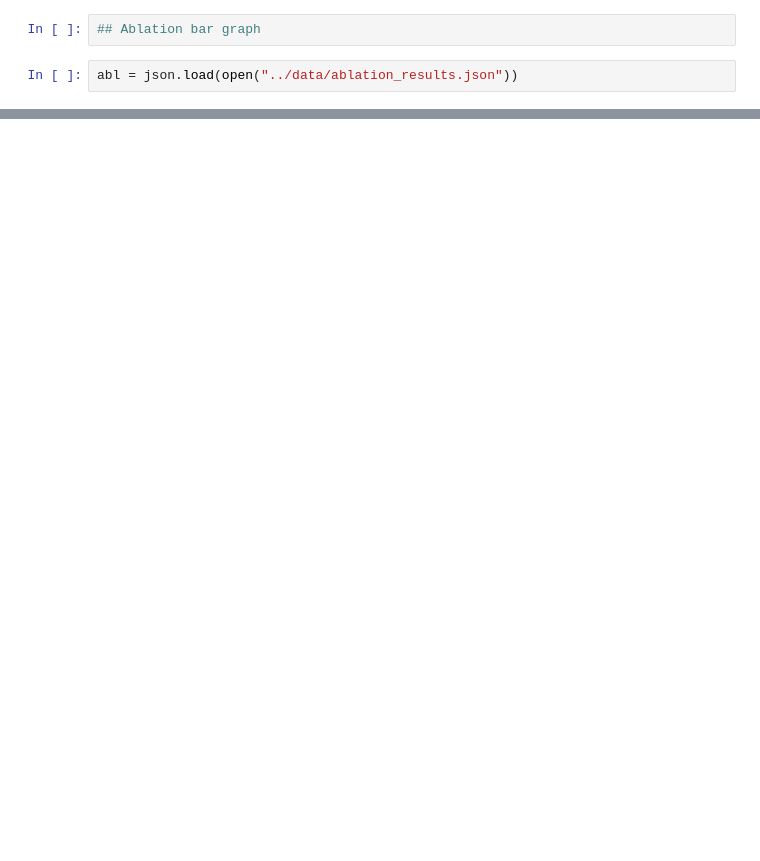
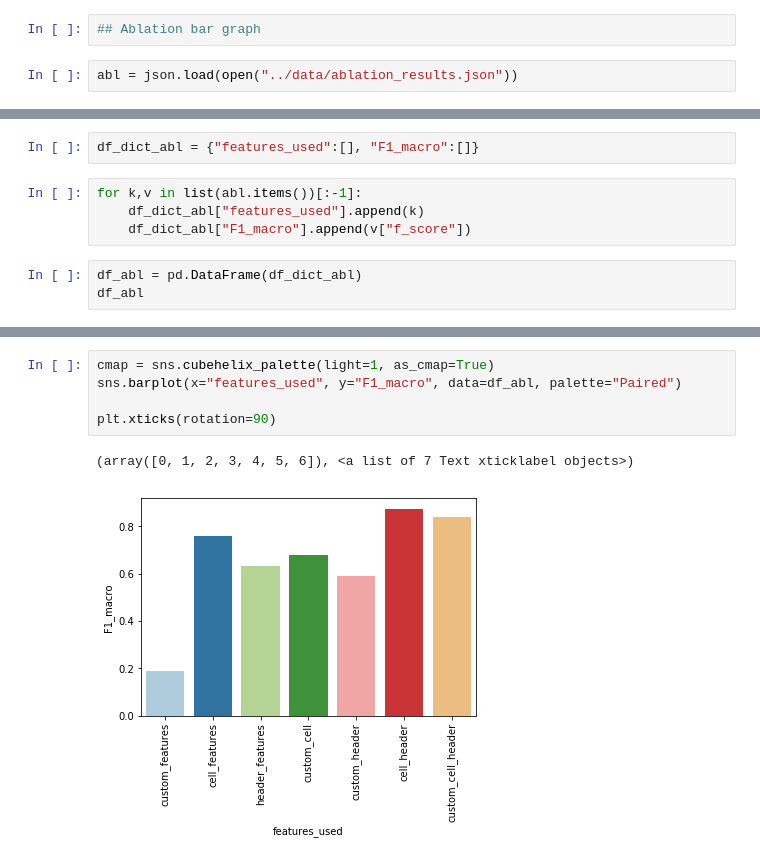
Before and after one commit to etalab/csv_detective_api, a Jupyter notebook: service/doc/create_graphs.ipynb, the cells around one changed output, grey strips where cells are left out. Cells and saved outputs as stored; diff of their text form; blank space fills up the shorter version.

```diff
--- a/service/doc/create_graphs.ipynb
+++ b/service/doc/create_graphs.ipynb
@@ -74,0 +56,9 @@ arr = np.array([[1,2,3],[1,2,3]]).to_
+# %%
+df_dict_abl = {"features_used":[], "F1_macro":[]}
+# %%
+for k,v in list(abl.items())[:-1]:
+    df_dict_abl["features_used"].append(k)
+    df_dict_abl["F1_macro"].append(v["f_score"])
+# %%
+df_abl = pd.DataFrame(df_dict_abl)
+df_abl
@@ -74,0 +74,8 @@ arr = np.array([[1,2,3],[1,2,3]]).to_
+# %%
+cmap = sns.cubehelix_palette(light=1, as_cmap=True)
+sns.barplot(x="features_used", y="F1_macro", data=df_abl, palette="Paired")
+
+plt.xticks(rotation=90)
+# %% [output]
+(array([0, 1, 2, 3, 4, 5, 6]), <a list of 7 Text xticklabel objects>)
+[figure, added]
```
Also changed, not shown: parts of 7 cells of this notebook, 1 other file.
